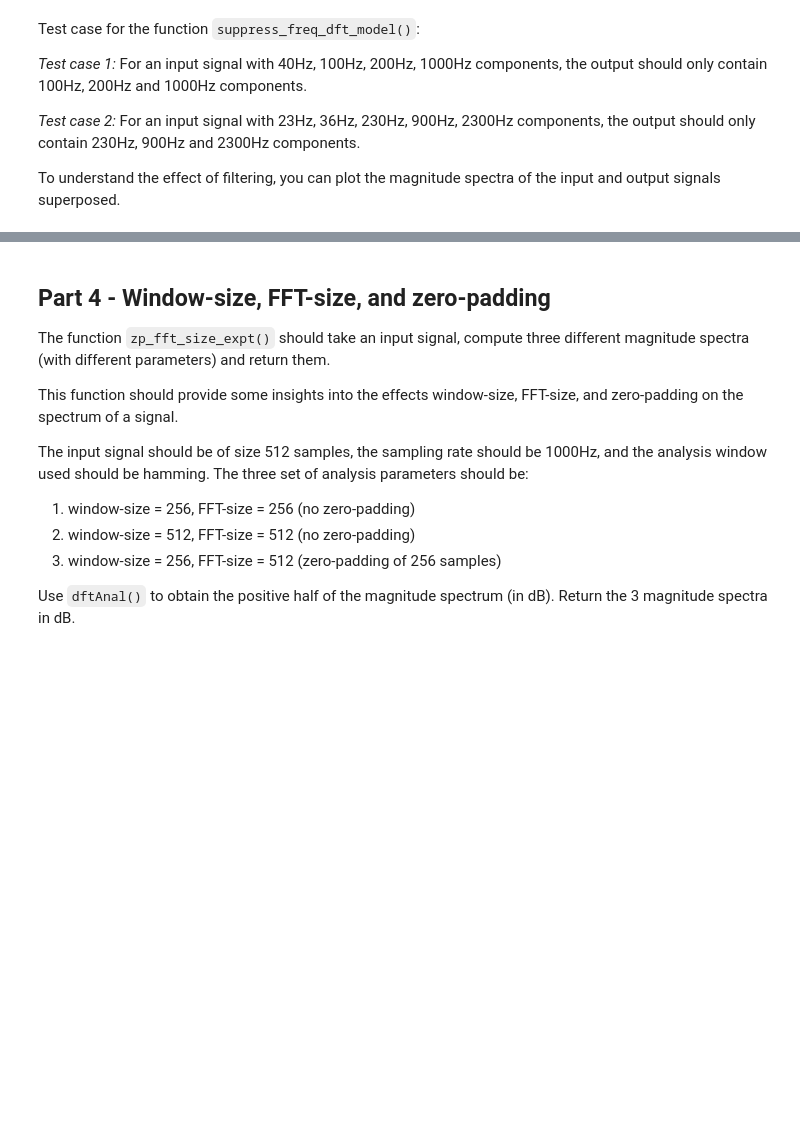
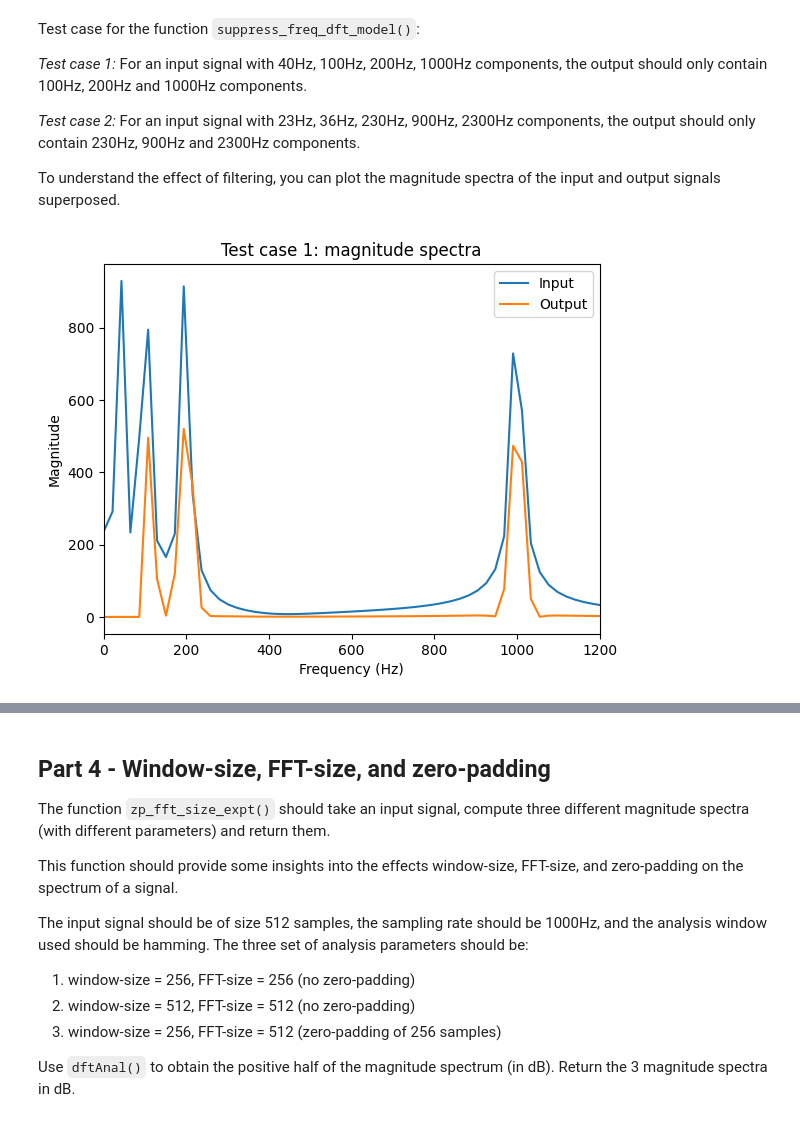
Before and after one commit to MarcosAmador335/sms-tools-materials, a Jupyter notebook: exercises/E3-Fourier-properties.ipynb, the cells around one changed output, grey strips where cells are left out. Drawn from its saved outputs; the diff is of its cells as text; code cells hidden in the pictures; blank space fills up the shorter version.

```diff
--- a/exercises/E3-Fourier-properties.ipynb
+++ b/exercises/E3-Fourier-properties.ipynb
@@ -266,14 +266,14 @@ def suppress_freq_dft_model(x, fs, N):
 
     ### Your code here
 
-    mX, pX = np.dftAnal(x,w,M)
+    mX, pX = dftAnal(x, w, M)
 
-    k = np.ceil(70*N/fs)
-    mX[:k+1 ] = -120
+    k = int(np.ceil(70 * N / fs))
+    mX[: k + 1] = -120
 
-    y = np.dftSynth(mX,pX,M)
+    y = dftSynth(mX, pX, M)
 
-    y *= np.sum
+    y *= np.sum(w)
 
     return y
 # %% [markdown]
@@ -291,0 +287,34 @@ To understand the effect of filtering, you can plot the magnitude spectra of the
+# %%
+# E3 - 3.2: Compute the input signals proposed above and plot their magnitude spectra (x-axis in Hz),
+# call the function suppress_freq_dft_model(), and plot the magnitude spectra of the output signals
+
+### Your code here
+
+fs = 44100
+M = 2048
+N = 2048
+n = np.arange(M)
+f = [40, 100, 200, 1000]
+#test case 1
+x1 = (np.sin(2*np.pi*f[0]*n/fs)+ np.sin(2*np.pi*f[1]*n/fs)+ np.sin(2*np.pi*f[2]*n/fs)+np.sin(2*np.pi*f[3]*n/fs))
+
+y1 = suppress_freq_dft_model(x,fs,N)
+
+# Espectro de entrada
+X1 = np.abs(fft(x1))
+# Espectro de salida
+Y1 = np.abs(fft(y1))
+
+freqs = np.arange(M) * fs / M
+
+plt.figure()
+plt.plot(freqs[:M//2], X1[:M//2], label='Input')
+plt.plot(freqs[:M//2], Y1[:M//2], label='Output')
+plt.xlim(0, 1200)
+plt.xlabel('Frequency (Hz)')
+plt.ylabel('Magnitude')
+plt.title('Test case 1: magnitude spectra')
+plt.legend()
+plt.show()
+# %% [output]
+[figure, added]
```
Also changed, not shown: parts of 2 cells of this notebook.
